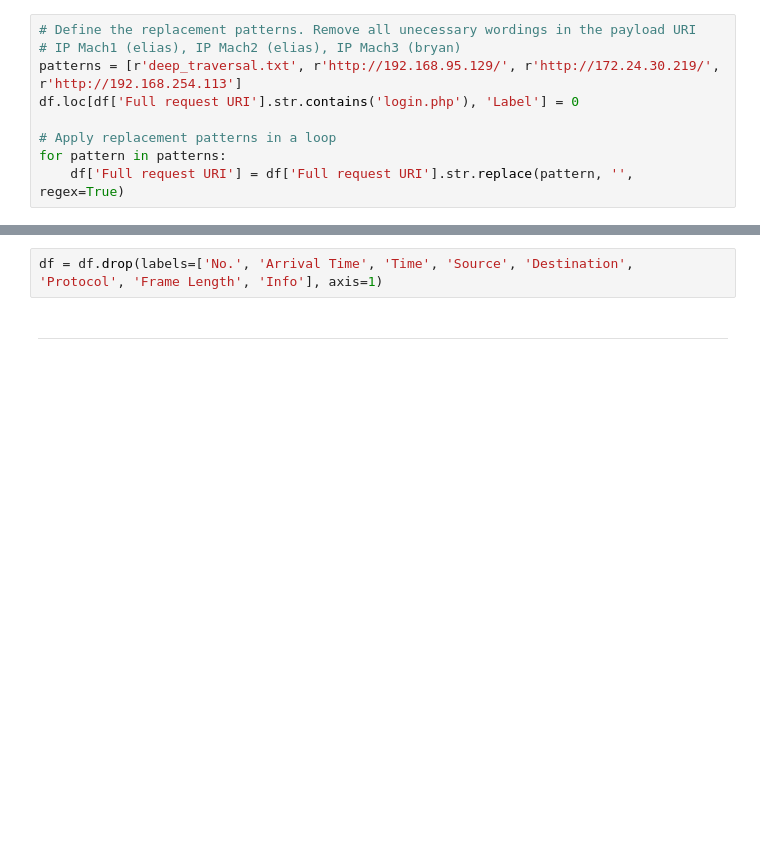
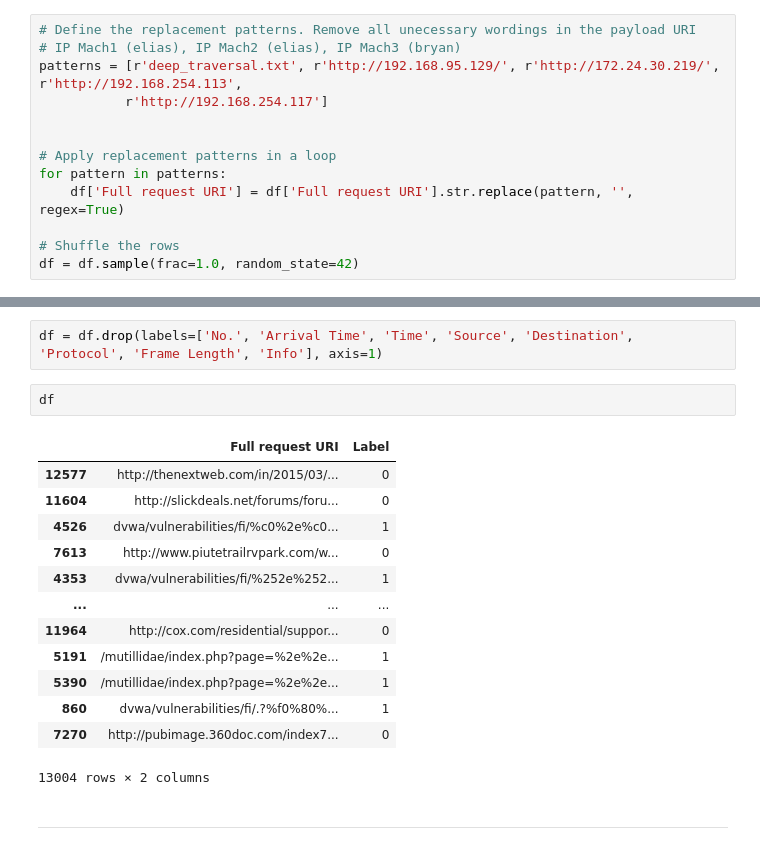
Before and after one commit to neeiilgarciaa/machLearning, a Jupyter notebook: rfTest/preProcessingData.ipynb, the cells around one changed output, grey strips where cells are left out. Cells and saved outputs as stored; diff of their text form; blank space fills up the shorter version.

```diff
--- a/rfTest/preProcessingData.ipynb
+++ b/rfTest/preProcessingData.ipynb
@@ -80,9 +149,13 @@ Since the sessions were conducted in a controlled environment, it will be redund
 # %%
 # Define the replacement patterns. Remove all unecessary wordings in the payload URI
 # IP Mach1 (elias), IP Mach2 (elias), IP Mach3 (bryan)
-patterns = [r'deep_traversal.txt', r'http://192.168.95.129/', r'http://172.24.30.219/', r'http://192.168.254.113']
-df.loc[df['Full request URI'].str.contains('login.php'), 'Label'] = 0
+patterns = [r'deep_traversal.txt', r'http://192.168.95.129/', r'http://172.24.30.219/', r'http://192.168.254.113',
+           r'http://192.168.254.117']
+
 
 # Apply replacement patterns in a loop
 for pattern in patterns:
     df['Full request URI'] = df['Full request URI'].str.replace(pattern, '', regex=True)
+
+# Shuffle the rows
+df = df.sample(frac=1.0, random_state=42)
@@ -104,6 +174,22 @@ Index(['No.', 'Arrival Time', 'Time', 'Source', 'Destination', 'Protocol',
 Dropping columns that are not relevant to LFI attacks or Layer 7 attacks and to the nature of the attacks as it was conducted only in a controlled environment.
 # %%
 df = df.drop(labels=['No.', 'Arrival Time', 'Time', 'Source', 'Destination', 'Protocol', 'Frame Length', 'Info'], axis=1)
+# %%
+df
+# %% [output]
+|  | Full request URI | Label |
+| 12577 | http://thenextweb.com/in/2015/03/... | 0 |
+| 11604 | http://slickdeals.net/forums/foru... | 0 |
+| 4526 | dvwa/vulnerabilities/fi/%c0%2e%c0... | 1 |
+| 7613 | http://www.piutetrailrvpark.com/w... | 0 |
+| 4353 | dvwa/vulnerabilities/fi/%252e%252... | 1 |
+| ... | ... | ... |
+| 11964 | http://cox.com/residential/suppor... | 0 |
+| 5191 | /mutillidae/index.php?page=%2e%2e... | 1 |
+| 5390 | /mutillidae/index.php?page=%2e%2e... | 1 |
+| 860 | dvwa/vulnerabilities/fi/.?%f0%80%... | 1 |
+| 7270 | http://pubimage.360doc.com/index7... | 0 |
+13004 rows × 2 columns
 # %% [markdown]
 ----------------------
 # %% [markdown]
```
Also changed, not shown: parts of 37 cells of this notebook.
